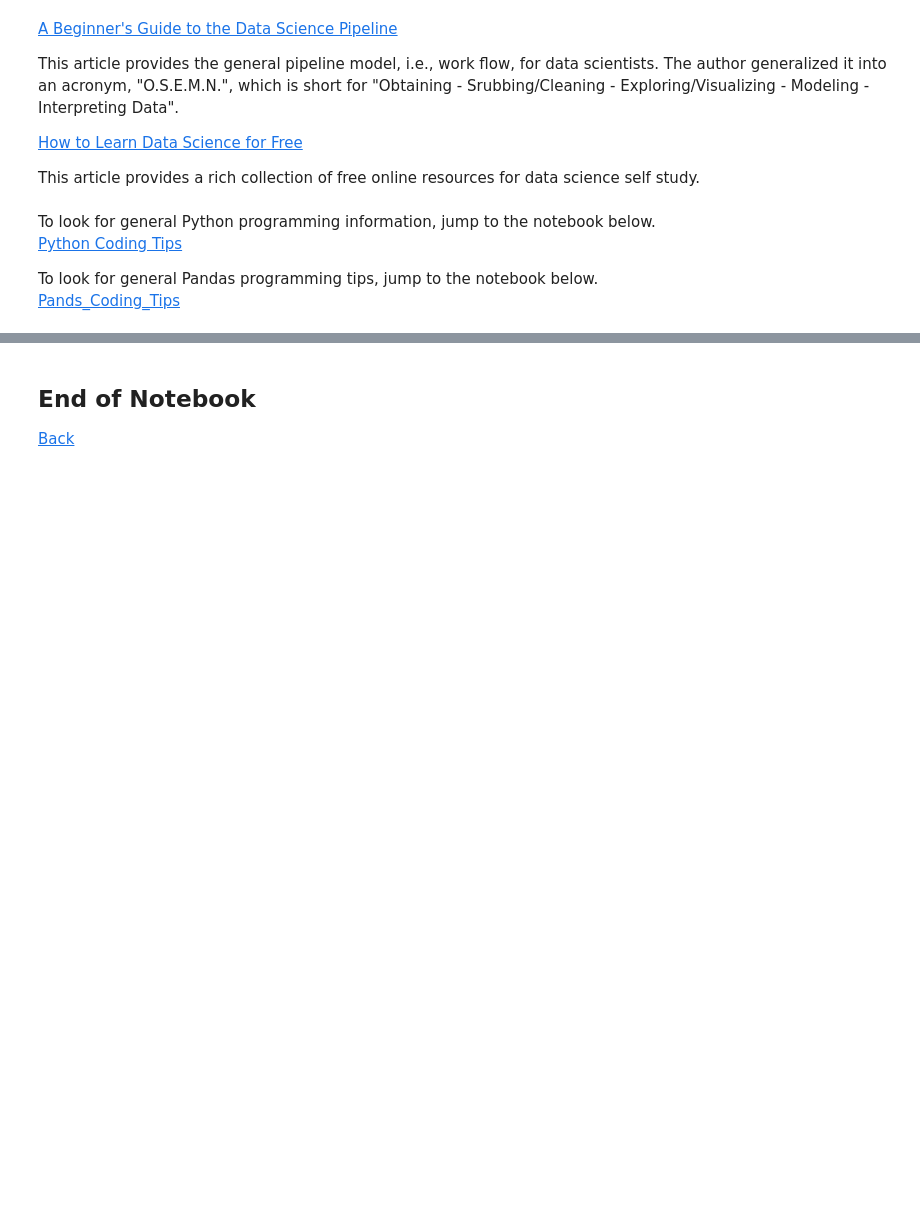
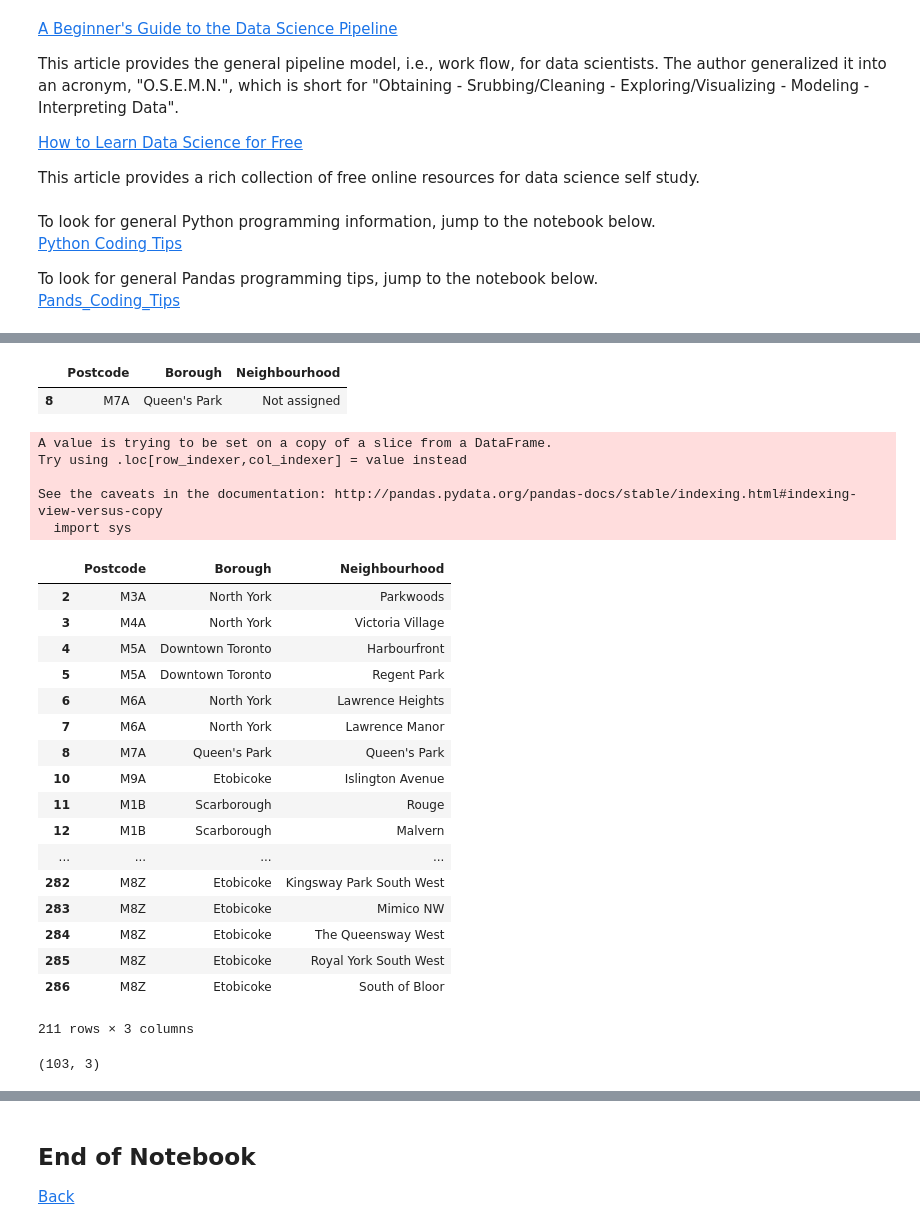
Before and after one commit to ykLIU1982/coding_tips, a Jupyter notebook: Data_Science_Study_Resources.ipynb, the cells around one changed output, grey strips where cells are left out. Saved outputs shown, nothing was run; the diff lists cells and outputs as text; code cells hidden in the pictures; blank space fills up the shorter version.

```diff
--- a/Data_Science_Study_Resources.ipynb
+++ b/Data_Science_Study_Resources.ipynb
@@ -38,0 +108,8 @@ To look for general Pandas programming tips, jump to the notebook below.
+# %%
+lstRow = []
+# extract table rows
+for rIndex, row in enumerate(table_rows):
+    if rIndex > 0:
+        row_content = [td.text.strip('\n') for td in row.find_all('td')]
+        lstRow.append(row_content)
+        print(f'Row {rIndex}: {row_content}')
@@ -38,0 +134,4 @@ To look for general Pandas programming tips, jump to the notebook below.
+# %%
+import pandas as pd
+df_tnt = pd.DataFrame(lstRow, columns=columns)
+df_tnt.shape
@@ -38,0 +153,3 @@ To look for general Pandas programming tips, jump to the notebook below.
+# %%
+df_tnt_clean = df_tnt[df_tnt['Borough']!='Not assigned']
+df_tnt_clean.shape
@@ -38,0 +171,42 @@ To look for general Pandas programming tips, jump to the notebook below.
+# %%
+df_empty = df_tnt_clean[df_tnt_clean['Neighbourhood']=='Not assigned']
+df_empty
+# %% [output]
+|  | Postcode | Borough | Neighbourhood |
+| 8 | M7A | Queen's Park | Not assigned |
+# %%
+def replace_name(x, y):
+    if x == 'Not assigned':
+        return y
+    else:
+        return x
+
+df_tnt_clean['Neighbourhood'] = df_tnt_clean.apply(lambda x : replace_name(x.Neighbourhood, x.Borough), axis=1)
+#df_tnt_clean.loc[df_tnt_clean.Neighbourhood=='Not assigned', 'Neighbourhood']=df_tnt_clean['Borough']
+# %% [output]
+A value is trying to be set on a copy of a slice from a DataFrame.
+Try using .loc[row_indexer,col_indexer] = value instead
+
+See the caveats in the documentation: http://pandas.pydata.org/pandas-docs/stable/indexing.html#indexing-view-versus-copy
+  import sys
+# %%
+df_tnt_clean
+# %% [output]
+|  | Postcode | Borough | Neighbourhood |
+| 2 | M3A | North York | Parkwoods |
+| 3 | M4A | North York | Victoria Village |
+| 4 | M5A | Downtown Toronto | Harbourfront |
+| 5 | M5A | Downtown Toronto | Regent Park |
+| 6 | M6A | North York | Lawrence Heights |
+| 7 | M6A | North York | Lawrence Manor |
+| 8 | M7A | Queen's Park | Queen's Park |
+| 10 | M9A | Etobicoke | Islington Avenue |
+| 11 | M1B | Scarborough | Rouge |
+| 12 | M1B | Scarborough | Malvern |
+| ... | ... | ... | ... |
+| 282 | M8Z | Etobicoke | Kingsway Park South West |
+| 283 | M8Z | Etobicoke | Mimico NW |
+| 284 | M8Z | Etobicoke | The Queensway West |
+| 285 | M8Z | Etobicoke | Royal York South West |
+| 286 | M8Z | Etobicoke | South of Bloor |
+211 rows × 3 columns
@@ -38,0 +220,4 @@ To look for general Pandas programming tips, jump to the notebook below.
+# %%
+df_tnt_unique.shape
+# %% [output]
+(103, 3)
```
Also changed, not shown: parts of 19 cells of this notebook, 2 other files.
